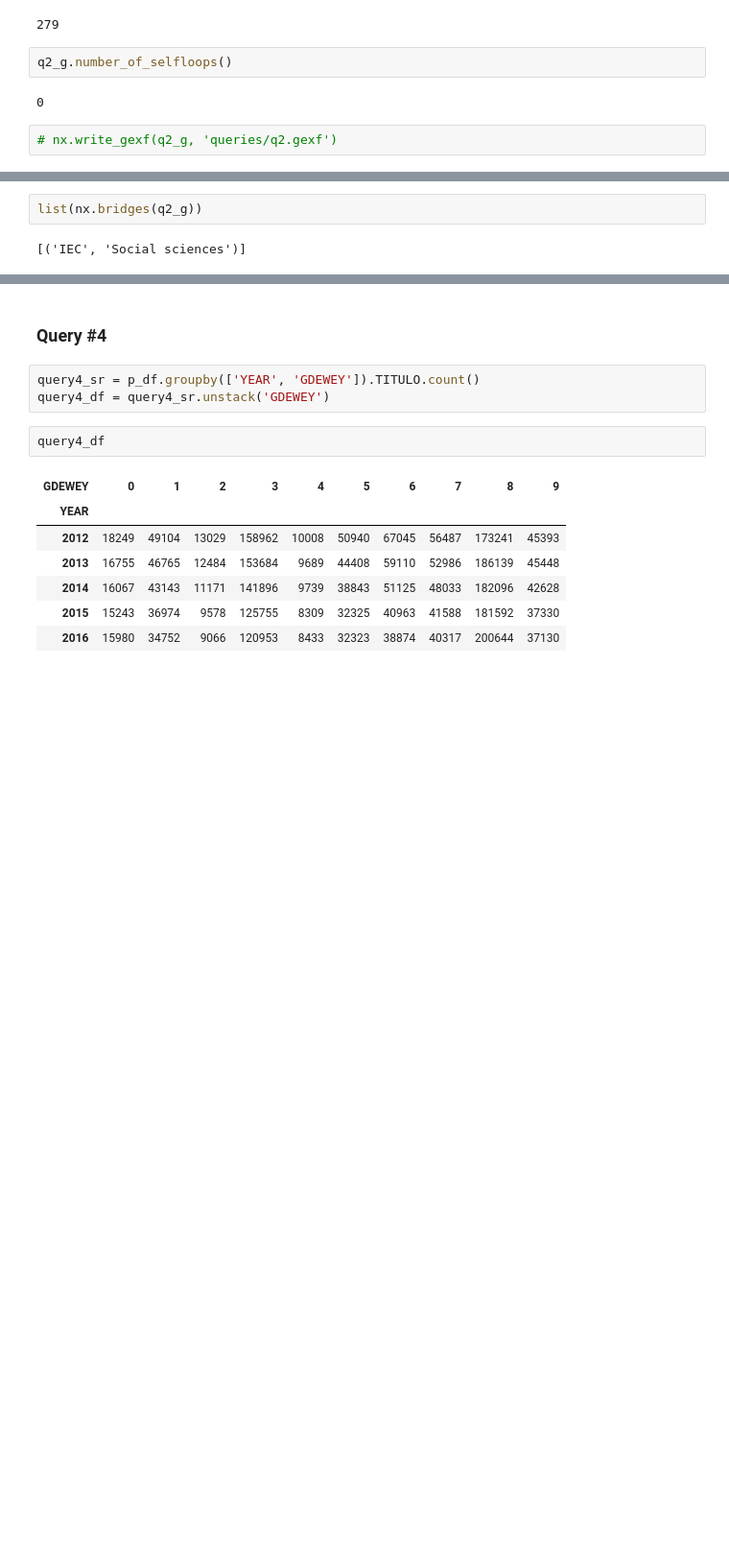
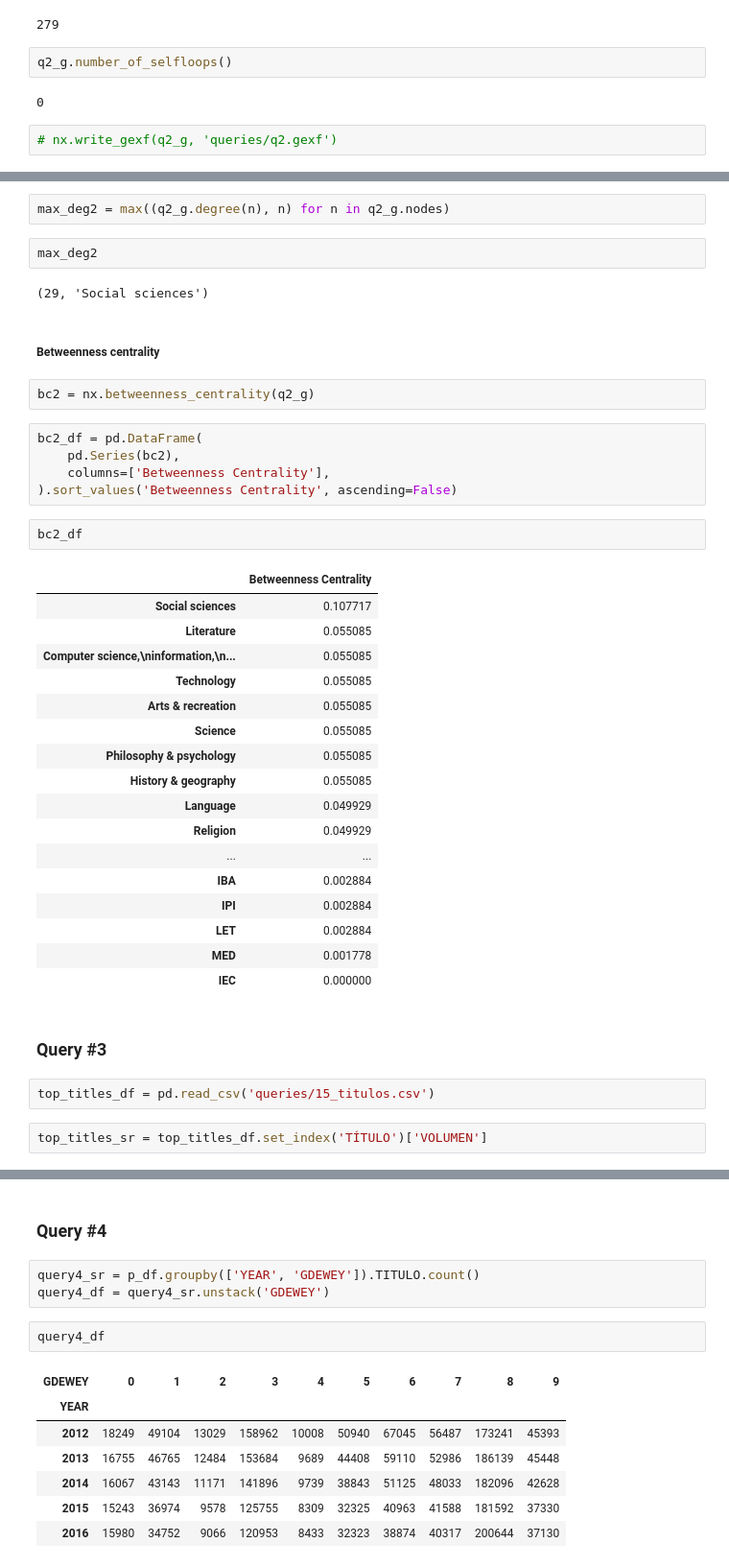
Before and after one commit to mavillard/colombia, a Jupyter notebook: queries.ipynb, the cells around one changed output, grey strips where cells are left out. Shown at 96% size. Drawn from its saved outputs; the diff is of its cells as text; blank space fills up the shorter version.

```diff
--- a/queries.ipynb
+++ b/queries.ipynb
@@ -369,4 +406,41 @@ q2_g.number_of_selfloops()
+# %%
+max_deg2 = max((q2_g.degree(n), n) for n in q2_g.nodes)
+# %%
+max_deg2
+# %% [output]
+(29, 'Social sciences')
+# %% [markdown]
+##### Betweenness centrality
 # %%
-list(nx.bridges(q2_g))
+bc2 = nx.betweenness_centrality(q2_g)
-# %% [output]
-[('IEC', 'Social sciences')]
+# %%
+bc2_df = pd.DataFrame(
+    pd.Series(bc2),
+    columns=['Betweenness Centrality'],
+).sort_values('Betweenness Centrality', ascending=False)
+# %%
+bc2_df
+# %% [output]
+|  | Betweenness Centrality |
+| Social sciences | 0.107717 |
+| Literature | 0.055085 |
+| Computer science,\ninformation,\n... | 0.055085 |
+| Technology | 0.055085 |
+| Arts & recreation | 0.055085 |
+| Science | 0.055085 |
+| Philosophy & psychology | 0.055085 |
+| History & geography | 0.055085 |
+| Language | 0.049929 |
+| Religion | 0.049929 |
+| ... | ... |
+| IBA | 0.002884 |
+| IPI | 0.002884 |
+| LET | 0.002884 |
+| MED | 0.001778 |
+| IEC | 0.000000 |
+# %% [markdown]
+### Query #3
+# %%
+top_titles_df = pd.read_csv('queries/15_titulos.csv')
+# %%
+top_titles_sr = top_titles_df.set_index('TÍTULO')['VOLUMEN']
```
Also changed, not shown: parts of 44 cells of this notebook.
